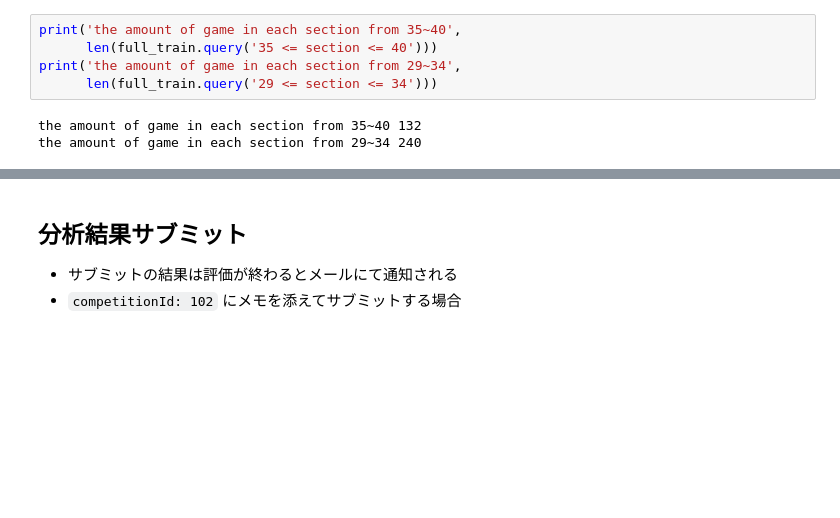
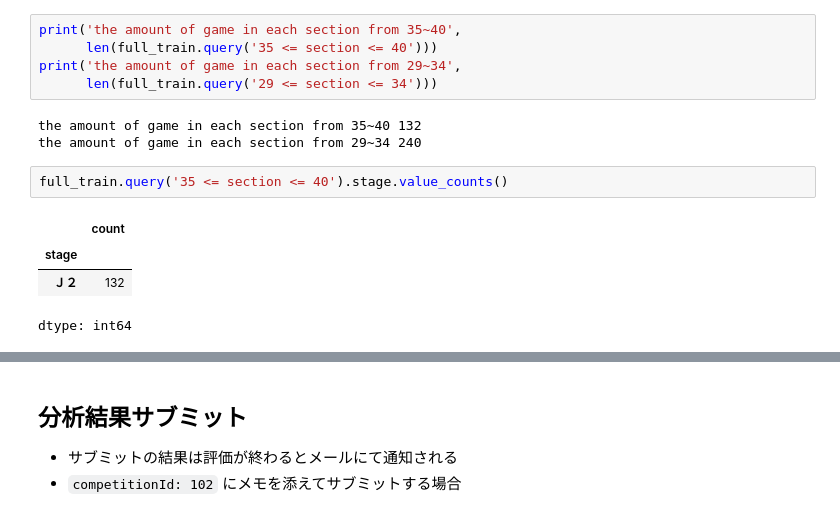
Before and after one commit to abaziri/signate-Jleague, a Jupyter notebook: tutorials/SIGNATE_Tutorial_for_Colaboratory.ipynb, the cells around one changed output, grey strips where cells are left out. Drawn from its saved outputs; the diff is of its cells as text; blank space fills up the shorter version.

```diff
--- a/tutorials/SIGNATE_Tutorial_for_Colaboratory.ipynb
+++ b/tutorials/SIGNATE_Tutorial_for_Colaboratory.ipynb
@@ -507,3 +507,10 @@ print('the amount of game in each section from 29~34',
 # %% [output]
 the amount of game in each section from 35~40 132
 the amount of game in each section from 29~34 240
+# %%
+full_train.query('35 <= section <= 40').stage.value_counts()
+# %% [output]
+|  | count |
+| stage |  |
+| Ｊ２ | 132 |
+dtype: int64
```
Also changed, not shown: parts of 1 cell of this notebook.
